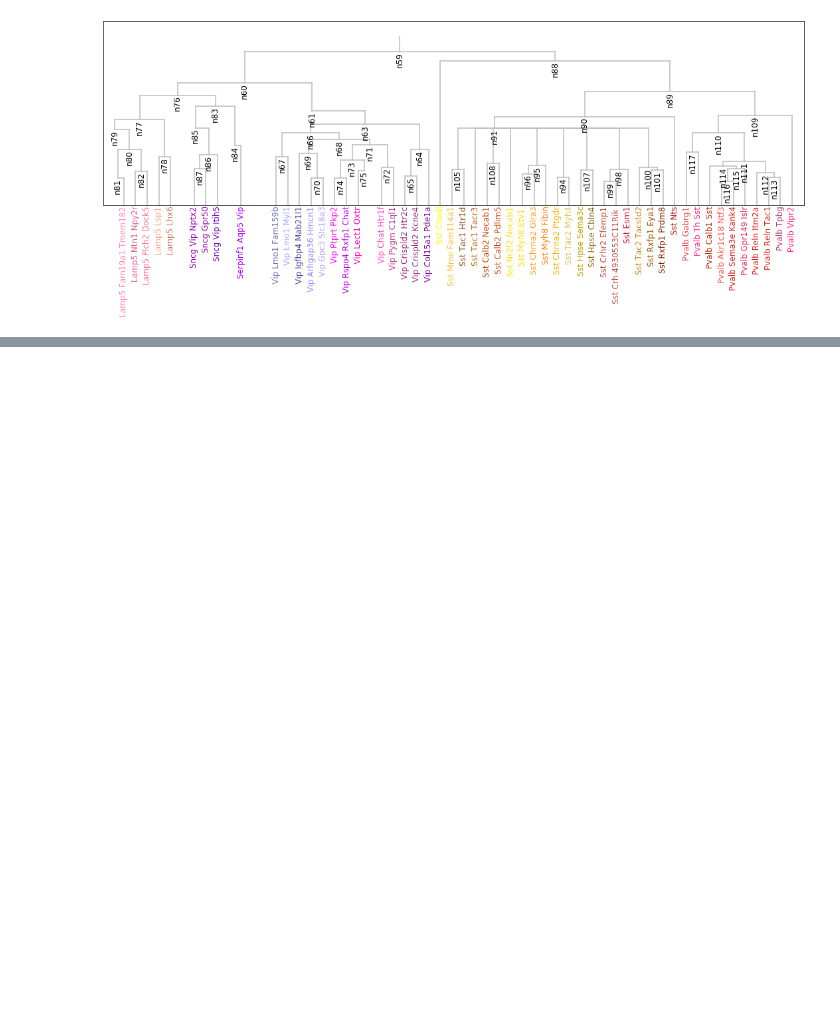
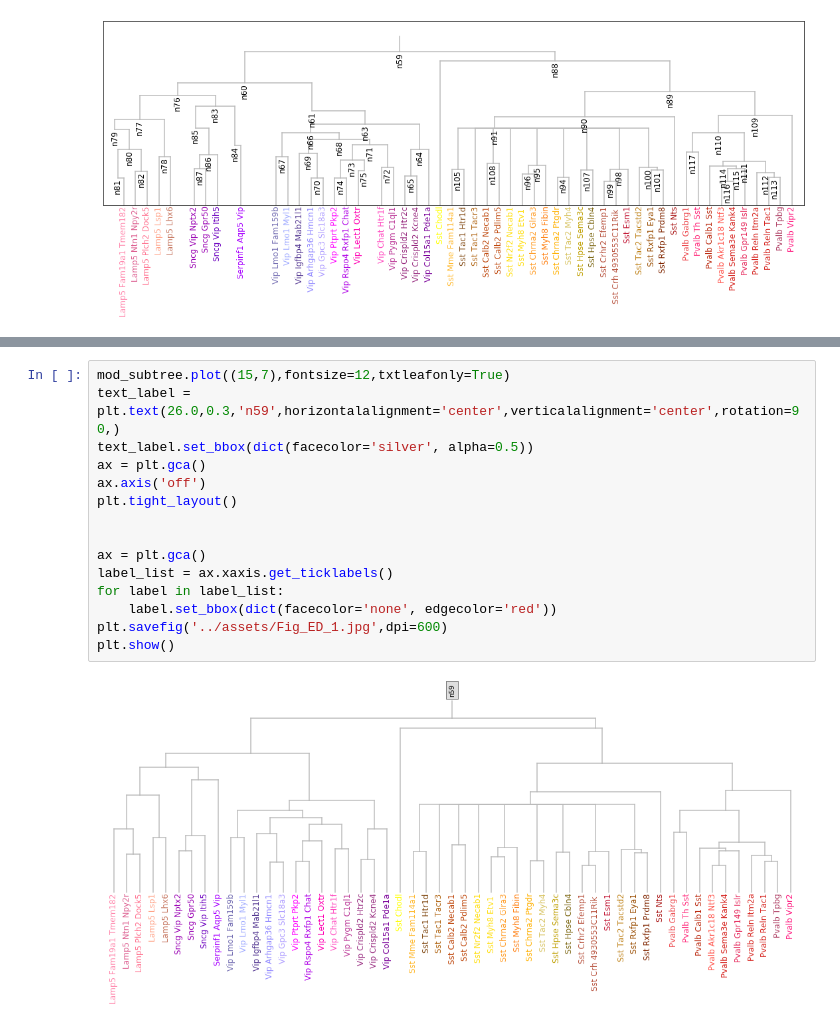
Before and after one commit to AllenInstitute/coupledAE-patchseq, a Jupyter notebook: notebooks/plot_taxonomy_wellsampled_types.ipynb, the cells around one changed output, grey strips where cells are left out. Drawn from its saved outputs; the diff is of its cells as text; blank space fills up the shorter version.

```diff
--- a/notebooks/plot_taxonomy_wellsampled_types.ipynb
+++ b/notebooks/plot_taxonomy_wellsampled_types.ipynb
@@ -54,3 +54,20 @@ Remove n81 and link ['n80'] to ['Lamp5 Fam19a1 Tmem182']
 
 ---- Simplified tree: ----
 [figure]
+# %%
+mod_subtree.plot((15,7),fontsize=12,txtleafonly=True)
+text_label = plt.text(26.0,0.3,'n59',horizontalalignment='center',verticalalignment='center',rotation=90,)
+text_label.set_bbox(dict(facecolor='silver', alpha=0.5))
+ax = plt.gca()
+ax.axis('off')
+plt.tight_layout()
+
+
+ax = plt.gca()
+label_list = ax.xaxis.get_ticklabels()
+for label in label_list:
+    label.set_bbox(dict(facecolor='none', edgecolor='red'))
+plt.savefig('../assets/Fig_ED_1.jpg',dpi=600)
+plt.show()
+# %% [output]
+[figure, added]
```
Also changed, not shown: parts of 1 cell of this notebook, 6 other files.
